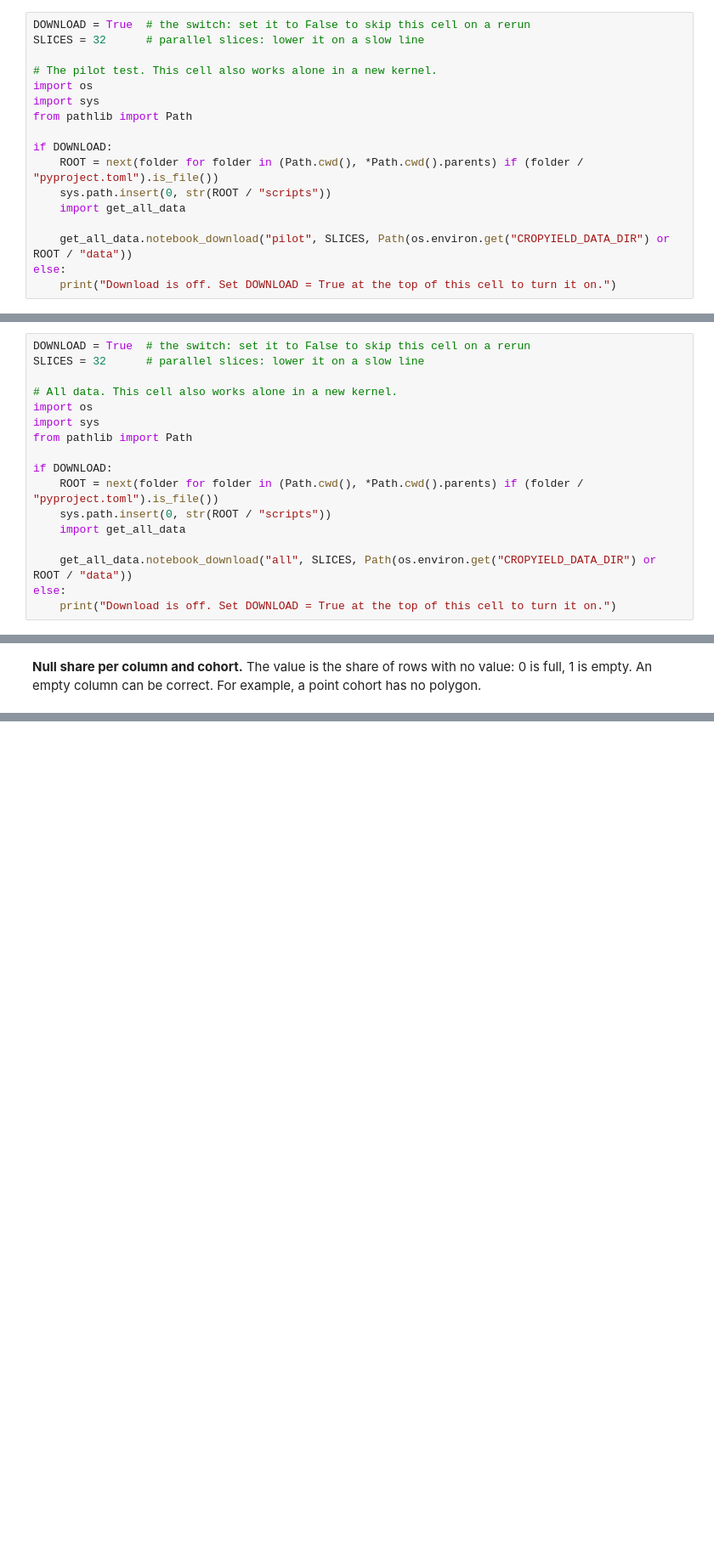
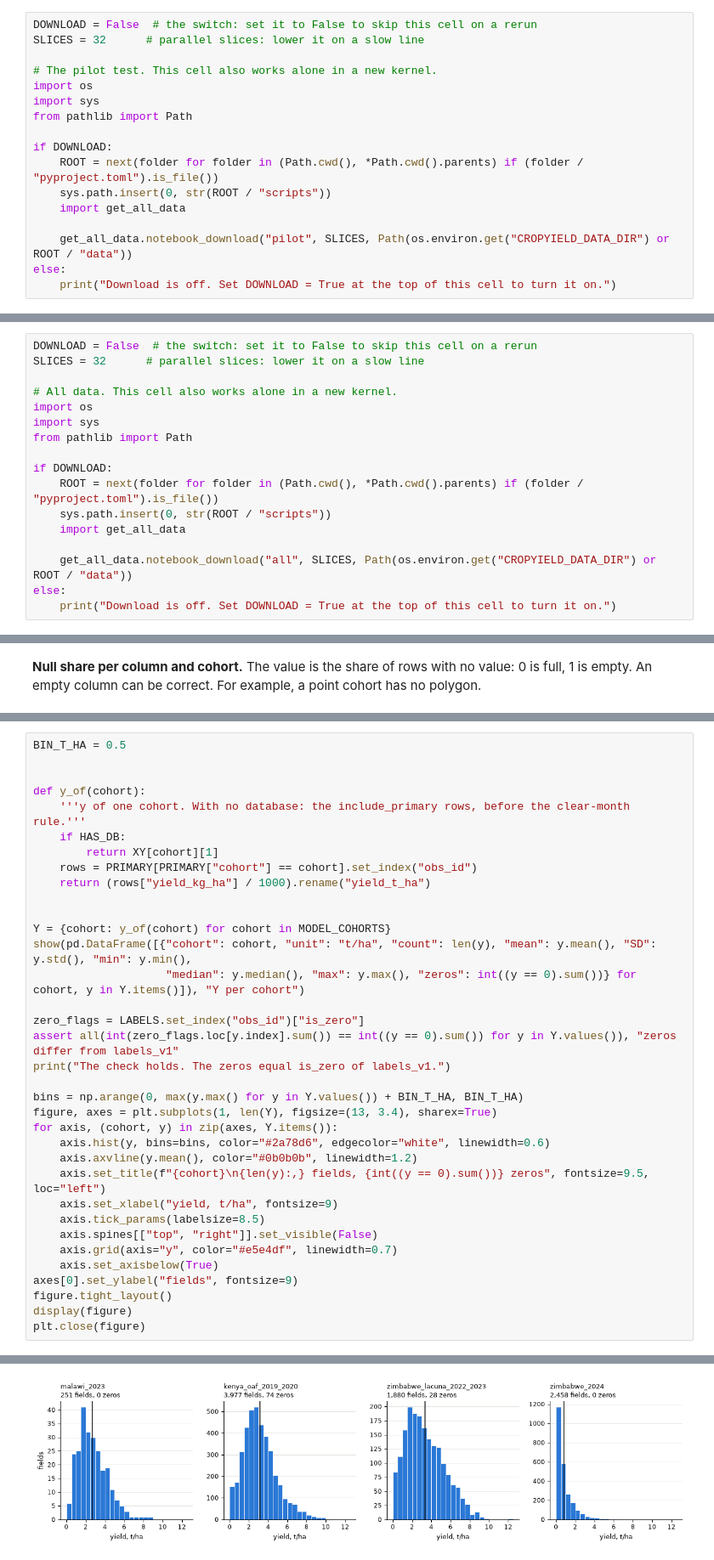
Before and after one commit to FelixYu120/DSC-291-Final-Project, a Jupyter notebook: notebooks/data_guide.ipynb, the cells around one changed output, grey strips where cells are left out. Shown at 85% size. Drawn from its saved outputs; the diff is of its cells as text; blank space fills up the shorter version.

```diff
--- a/notebooks/data_guide.ipynb
+++ b/notebooks/data_guide.ipynb
@@ -239,7 +258,7 @@ print(f"All data:   {get_all_data.cost_text(fields)}.")
 - **Database.** After the chips, the cell builds the database, so close other notebooks that have it open. If the database holds rows in `presto_embeddings`, the cell first says that the build removes them, and asks you to type `yes`.
 - **Result.** The last two lines say whether every record is complete, and how many records hold the same scenes as the frozen list.
 # %%
-DOWNLOAD = True  # the switch: set it to False to skip this cell on a rerun
+DOWNLOAD = False  # the switch: set it to False to skip this cell on a rerun
 SLICES = 32      # parallel slices: lower it on a slow line
 
 # The pilot test. This cell also works alone in a new kernel.
@@ -258,5 +279,5 @@ else:
 # %%
-DOWNLOAD = True  # the switch: set it to False to skip this cell on a rerun
+DOWNLOAD = False  # the switch: set it to False to skip this cell on a rerun
 SLICES = 32      # parallel slices: lower it on a slow line
 
 # All data. This cell also works alone in a new kernel.
@@ -1379,0 +2085,36 @@ This step will show what X and Y are, and every known flaw in them.
+# %%
+BIN_T_HA = 0.5
+
+
+def y_of(cohort):
+    '''y of one cohort. With no database: the include_primary rows, before the clear-month rule.'''
+    if HAS_DB:
+        return XY[cohort][1]
+    rows = PRIMARY[PRIMARY["cohort"] == cohort].set_index("obs_id")
+    return (rows["yield_kg_ha"] / 1000).rename("yield_t_ha")
+
+
+Y = {cohort: y_of(cohort) for cohort in MODEL_COHORTS}
+show(pd.DataFrame([{"cohort": cohort, "unit": "t/ha", "count": len(y), "mean": y.mean(), "SD": y.std(), "min": y.min(),
+                    "median": y.median(), "max": y.max(), "zeros": int((y == 0).sum())} for cohort, y in Y.items()]), "Y per cohort")
+
+zero_flags = LABELS.set_index("obs_id")["is_zero"]
+assert all(int(zero_flags.loc[y.index].sum()) == int((y == 0).sum()) for y in Y.values()), "zeros differ from labels_v1"
+print("The check holds. The zeros equal is_zero of labels_v1.")
+
+bins = np.arange(0, max(y.max() for y in Y.values()) + BIN_T_HA, BIN_T_HA)
+figure, axes = plt.subplots(1, len(Y), figsize=(13, 3.4), sharex=True)
+for axis, (cohort, y) in zip(axes, Y.items()):
+    axis.hist(y, bins=bins, color="#2a78d6", edgecolor="white", linewidth=0.6)
+    axis.axvline(y.mean(), color="#0b0b0b", linewidth=1.2)
+    axis.set_title(f"{cohort}\n{len(y):,} fields, {int((y == 0).sum())} zeros", fontsize=9.5, loc="left")
+    axis.set_xlabel("yield, t/ha", fontsize=9)
+    axis.tick_params(labelsize=8.5)
+    axis.spines[["top", "right"]].set_visible(False)
+    axis.grid(axis="y", color="#e5e4df", linewidth=0.7)
+    axis.set_axisbelow(True)
+axes[0].set_ylabel("fields", fontsize=9)
+figure.tight_layout()
+display(figure)
+plt.close(figure)
+# %% [output]
@@ -1379,0 +2130 @@ This step will show what X and Y are, and every known flaw in them.
+[figure, added]
```
Also changed, not shown: parts of 50 cells of this notebook, 2 other files.
